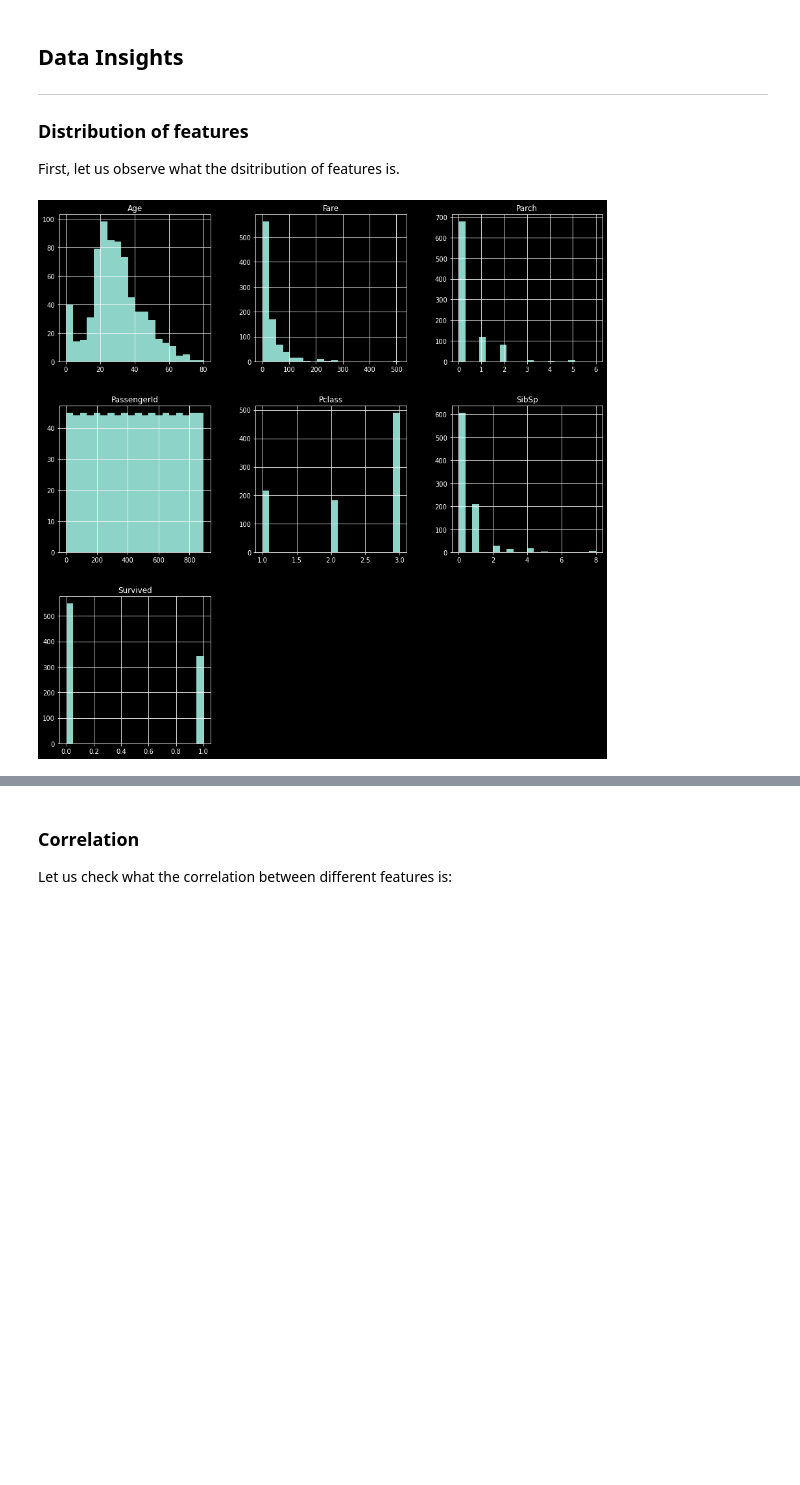
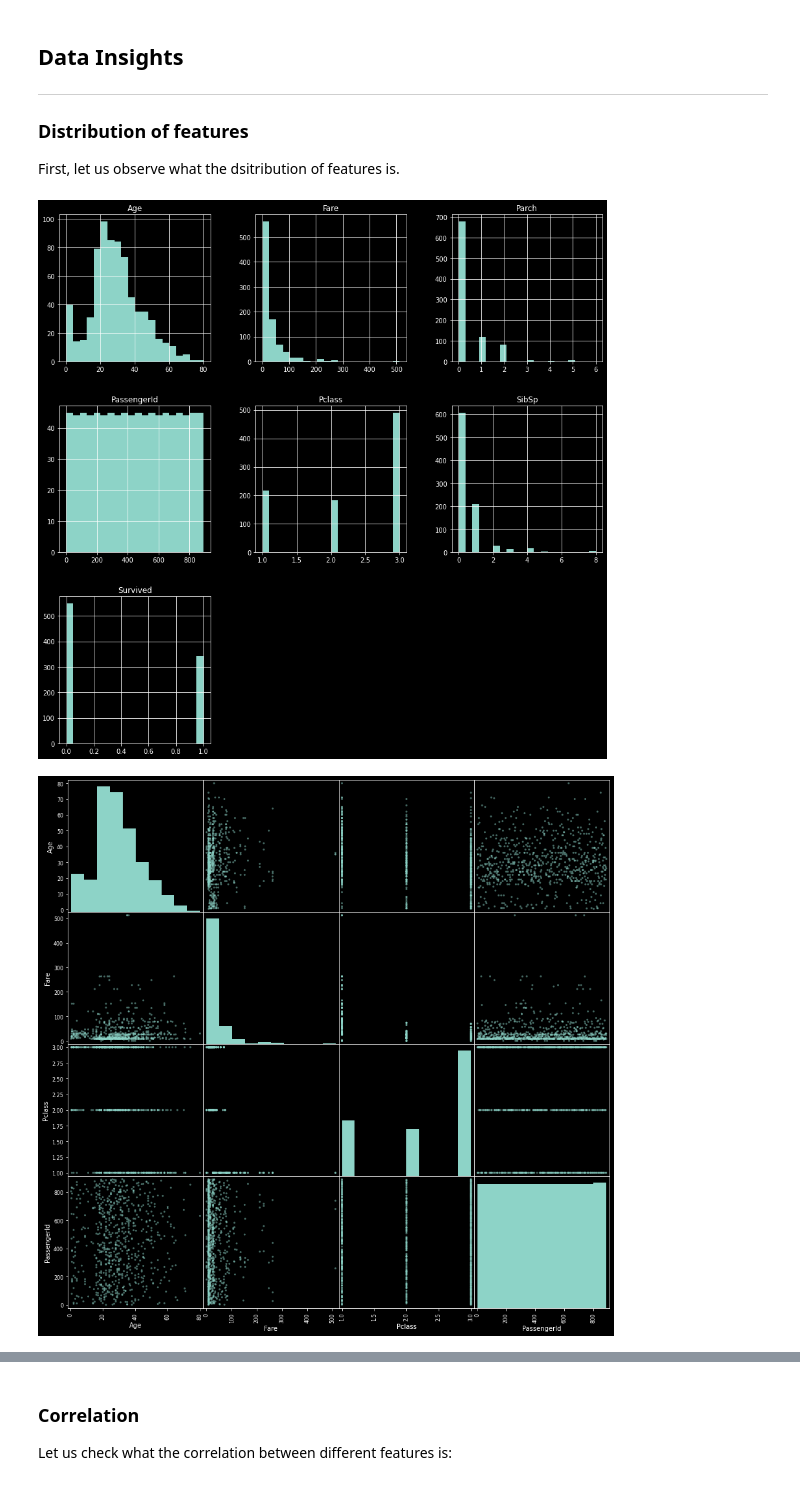
Before and after one commit to A-F-V/T3M, a Jupyter notebook: round 1/notebooks/titanic.ipynb, the cells around one changed output, grey strips where cells are left out. Drawn from its saved outputs; the diff is of its cells as text; code cells hidden in the pictures; blank space fills up the shorter version.

Commit message:
Started investigation into relation between class, age and fare

```diff
--- a/round 1/notebooks/titanic.ipynb
+++ b/round 1/notebooks/titanic.ipynb
@@ -82,7 +82,11 @@ test_set_X, test_set_Y = splitter.split_from_labels(test_set,label_names)
 ### Distribution of features
 First, let us observe what the dsitribution of features is.
 # %%
+from pandas.plotting import scatter_matrix
 data_set.hist(bins=20,figsize=(15,15))
 plt.show()
+scatter_matrix(data_set[["Age","Fare","Pclass","PassengerId"]],figsize=(15,15))
+plt.show()
 # %% [output]
 [figure]
+[figure, added]
```
Also changed, not shown: parts of 2 cells of this notebook.
